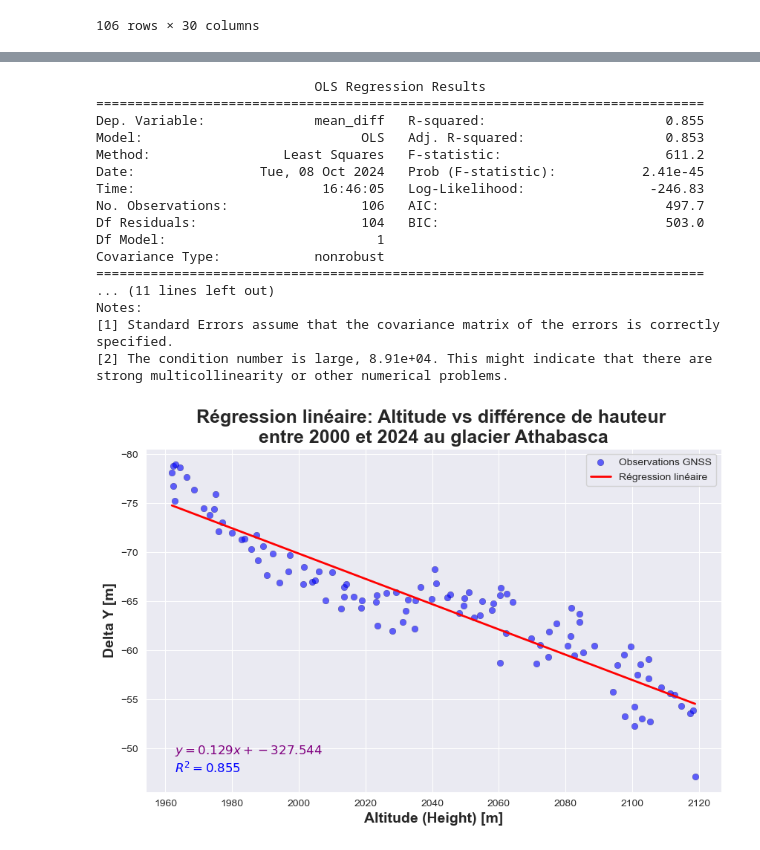
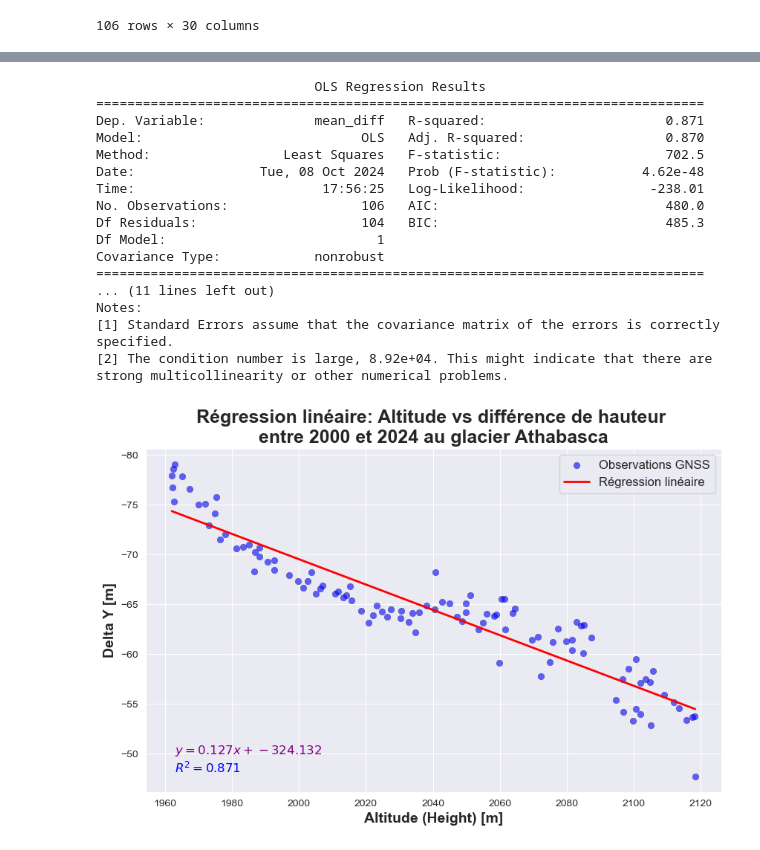
Before and after one commit to tofunori/Ouest, a Jupyter notebook: SRTM_DEM/delta_gnss_athabasca.ipynb, the cells around one changed output, grey strips where cells are left out. Cells and saved outputs as stored; diff of their text form; code cells hidden in the pictures.

```diff
--- a/SRTM_DEM/delta_gnss_athabasca.ipynb
+++ b/SRTM_DEM/delta_gnss_athabasca.ipynb
@@ -382,69 +380,68 @@ gdf
 # %%
+# Ce script analyse la relation entre l'altitude et la différence de hauteur
+# pour le glacier Athabasca entre 2000 et 2024. Il effectue une régression linéaire,
+# affiche les résultats statistiques et crée un graphique de la relation.
+
 import geopandas as gpd
 import statsmodels.api as sm
 from statsmodels.formula.api import ols
 import numpy as np
 import matplotlib.pyplot as plt
 import seaborn as sns
 
-# Load the shapefile
-shapefile_path = r"D:\UQTR\Automne 2024\Ouest\GNSS_glaciers\Athabasca\roverRS+\Rover\rover_athabasca_aggregated_2.shp"
+# Chargement des données
+shapefile_path = r"D:\UQTR\Automne 2024\Ouest\GNSS_glaciers\Athabasca\roverRS+\Rover\rover_athabasca_unique_dem.shp"
 gdf = gpd.read_file(shapefile_path)
 
-# Fit a linear regression model to examine the relationship between height difference and altitude for Athabasca glacier
-model_athabasca = ols('mean_diff ~ mean_heig', data=gdf).fit()
+# Régression linéaire
+model = ols('mean_diff ~ mean_heig', data=gdf).fit()
+print(model.summary())
 
-# Display the summary of the regression analysis
-print(model_athabasca.summary())
+# Génération des valeurs pour la ligne de régression
+x = np.linspace(gdf['mean_heig'].min(), gdf['mean_heig'].max(), 500)
+x_df = gpd.GeoDataFrame({'mean_heig': x})
+y_pred = model.predict(exog=x_df)
 
-# Generate values for the fitted linear regression line
-x_athabasca = np.linspace(gdf['mean_heig'].min(), gdf['mean_heig'].max(), 500)
-x_df_athabasca = gpd.GeoDataFrame({'mean_heig': x_athabasca})
-y_pred_athabasca = model_athabasca.predict(exog=x_df_athabasca)
+# Configuration du style du graphique
+sns.set_style("darkgrid")
+plt.figure(figsize=(10, 6))
 
-sns.set_style("darkgrid")
+# Tracé des données et de la ligne de régression
+sns.scatterplot(x='mean_heig', y='mean_diff', data=gdf, alpha=0.6, color='b', s=40, label='Observations GNSS', edgecolor='black', linewidth=0.2)
+plt.plot(x, y_pred, color='r', linestyle='-', linewidth=2, label='Régression linéaire')
 
-# Plotting the scatter plot with the fitted linear regression line
-plt.figure(figsize=(10, 6))
-sns.scatterplot(x='mean_heig', y='mean_diff', data=gdf, alpha=0.6, color='b', s=40, label='Observations GNSS', edgecolor='black', linewidth=0.2)
-plt.plot(x_athabasca, y_pred_athabasca, color='r', linestyle='-', linewidth=2, label='Régression linéaire')
-plt.legend(fontsize=12)
+# Ajout des informations statistiques
+r_squared = model.rsquared
+intercept = model.params['Intercept']
+slope = model.params['mean_heig']
+plt.text(0.05, 0.05, f'$R^2 = {r_squared:.3f}$', transform=plt.gca().transAxes, fontsize=12, fontweight='bold', color='blue', verticalalignment='bottom')
+plt.text(0.05, 0.10, f'$y = {slope:.3f}x + {intercept:.3f}$', transform=plt.gca().transAxes, fontsize=12, fontweight='bold', color='purple', verticalalignment='bottom')
 
-# Adding R² value to the plot
-r_squared_athabasca = model_athabasca.rsquared
-plt.text(0.05, 0.05, f'$R^2 = {r_squared_athabasca:.3f}$', transform=plt.gca().transAxes, fontsize=12, fontweight='bold', color='blue', verticalalignment='bottom')
-
-# Adding regression equation to the plot
-intercept_athabasca = model_athabasca.params['Intercept']
-slope_athabasca = model_athabasca.params['mean_heig']
-plt.text(0.05, 0.10, f'$y = {slope_athabasca:.3f}x + {intercept_athabasca:.3f}$', transform=plt.gca().transAxes, fontsize=12, fontweight='bold', color='purple', verticalalignment='bottom')
-
+# Paramètres du graphique
 plt.xlabel('Altitude (Height) [m]', fontsize=14, fontweight='bold')
 plt.ylabel('Delta Y [m]', fontsize=14, fontweight='bold')
 plt.title('Régression linéaire: Altitude vs différence de hauteur \nentre 2000 et 2024 au glacier Athabasca', fontsize=18, fontweight='bold')
-plt.legend()
+plt.legend(fontsize=12)
 plt.grid(True)
-
-# Invert the Y-axis
 plt.gca().invert_yaxis()
 
 plt.show()
 # %% [output]
                             OLS Regression Results
 ==============================================================================
-Dep. Variable:              mean_diff   R-squared:                       0.855
-Model:                            OLS   Adj. R-squared:                  0.853
-Method:                 Least Squares   F-statistic:                     611.2
-Date:                Tue, 08 Oct 2024   Prob (F-statistic):           2.41e-45
-Time:                        16:46:05   Log-Likelihood:                -246.83
-No. Observations:                 106   AIC:                             497.7
-Df Residuals:                     104   BIC:                             503.0
+Dep. Variable:              mean_diff   R-squared:                       0.871
+Model:                            OLS   Adj. R-squared:                  0.870
+Method:                 Least Squares   F-statistic:                     702.5
+Date:                Tue, 08 Oct 2024   Prob (F-statistic):           4.62e-48
+Time:                        17:56:25   Log-Likelihood:                -238.01
+No. Observations:                 106   AIC:                             480.0
+Df Residuals:                     104   BIC:                             485.3
 Df Model:                           1
 Covariance Type:            nonrobust
 ==============================================================================
 ... (11 lines left out)
 Notes:
 [1] Standard Errors assume that the covariance matrix of the errors is correctly specified.
-[2] The condition number is large, 8.91e+04. This might indicate that there are
+[2] The condition number is large, 8.92e+04. This might indicate that there are
 strong multicollinearity or other numerical problems.
-[figure, old version]
+[figure, new version]
```
Also changed, not shown: parts of 3 cells of this notebook, 1 other file.
